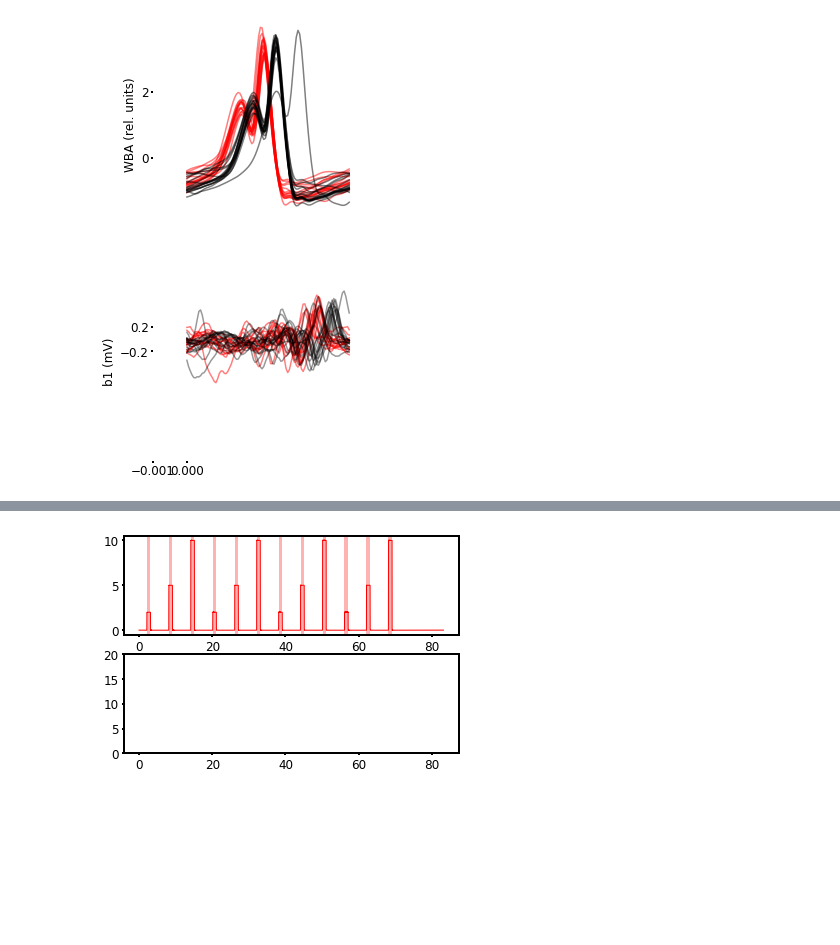
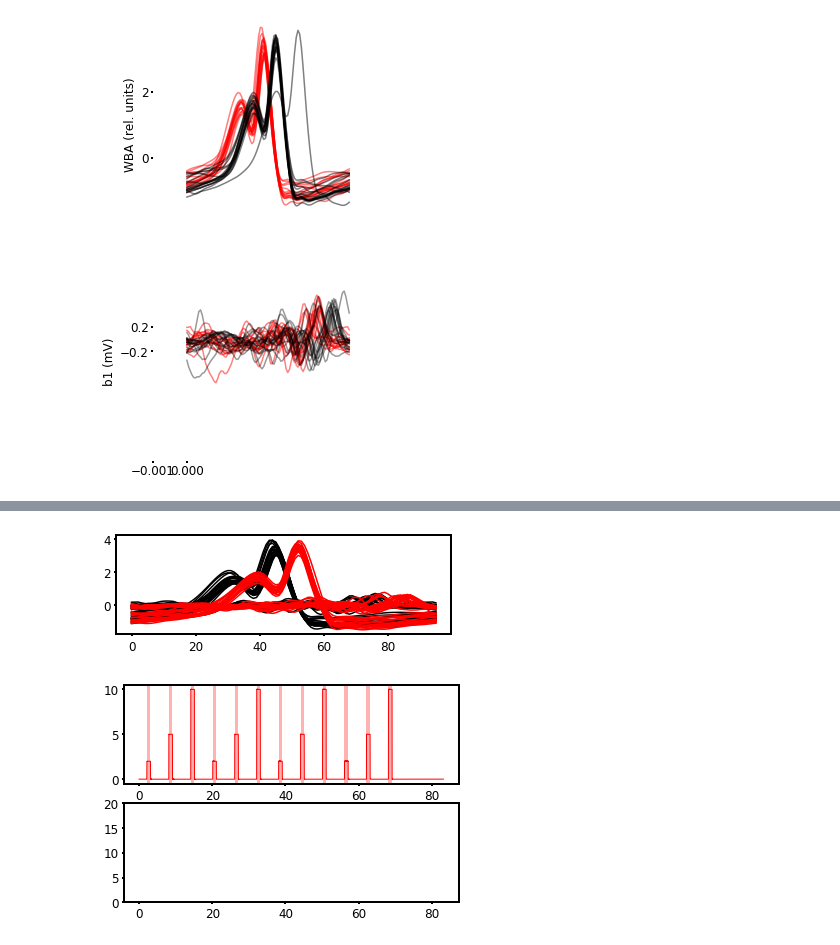
Before and after one commit to lyshds/dn_df_compilation, a Jupyter notebook: S104/s104_fix_hutch.ipynb, the cells around one changed output, grey strips where cells are left out. Drawn from its saved outputs; the diff is of its cells as text; code cells hidden in the pictures; blank space fills up the shorter version.

```diff
--- a/S104/s104_fix_hutch.ipynb
+++ b/S104/s104_fix_hutch.ipynb
@@ -1143,8 +1143,8 @@ hutch_seg = hutch[crimson_selection_high_1[0][0]+50:crimson_selection_high_1[0][
 musc_seg = musc[crimson_selection_high_1[0][0]+50:crimson_selection_high_1[0][0]+2000]
 
 deltas = np.diff(np.array(-1*hutch_det[crimson_selection_high_1[0][0]+50:crimson_selection_high_1[0][0]+2000]>thresh,dtype = 'float'))
-starts = np.argwhere(deltas>0.9) #.5
-stops = np.argwhere(deltas<-0.9)  #.5
+starts = np.argwhere(deltas>0.5) #.5
+stops = np.argwhere(deltas<-0.95)  #.5
 if starts[0] > stops[0]:
     stops = stops[1:]
 if stops[-1] < starts[-1]:
@@ -1224,8 +1224,8 @@ musc_seg = musc[crimson_selection_high_1[0][0]-2000:crimson_selection_high_1[0][
 
 
 deltas = np.diff(np.array(-1*hutch_det[crimson_selection_high_1[0][0]-4000:crimson_selection_high_1[0][0]-2000]>thresh,dtype = 'float'))
-starts = np.argwhere(deltas>0.9)
-stops = np.argwhere(deltas<-0.9)
+starts = np.argwhere(deltas>0.5)
+stops = np.argwhere(deltas<-0.95)
 if starts[0] > stops[0]:
     stops = stops[1:]
 if stops[-1] < starts[-1]:
@@ -1556,3 +1753,20 @@ SyntaxError: invalid syntax (<ipython-input-67-28c00608586e>, line 73)
+# %%
+fig =plt.figure(1)
+
+ax1 = plt.subplot(211)
+
+hutch_headers = df.columns
+crim_hutch_headers = df_2.columns
+
+inds = df.index.values
+
+for header in hutch_headers:
+    ax1.plot(inds, df[header], color ='k')
+
+for header in hutch_headers:
+    ax1.plot(inds, df_2[header], color = 'r')
+# %% [output]
+[figure, added]
 # %%
 #hutch_seg = hutch[1010000:1013000]
 #musc_seg = musc[1010000:1013000]
```
Also changed, not shown: parts of 13 cells of this notebook, 8 other files.
